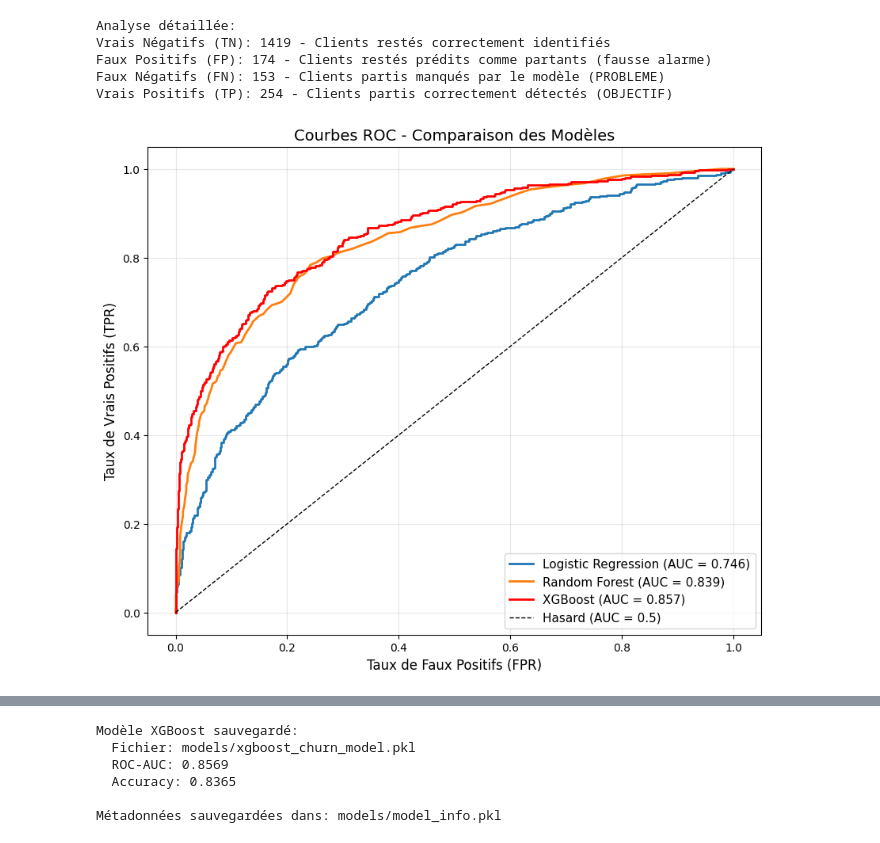
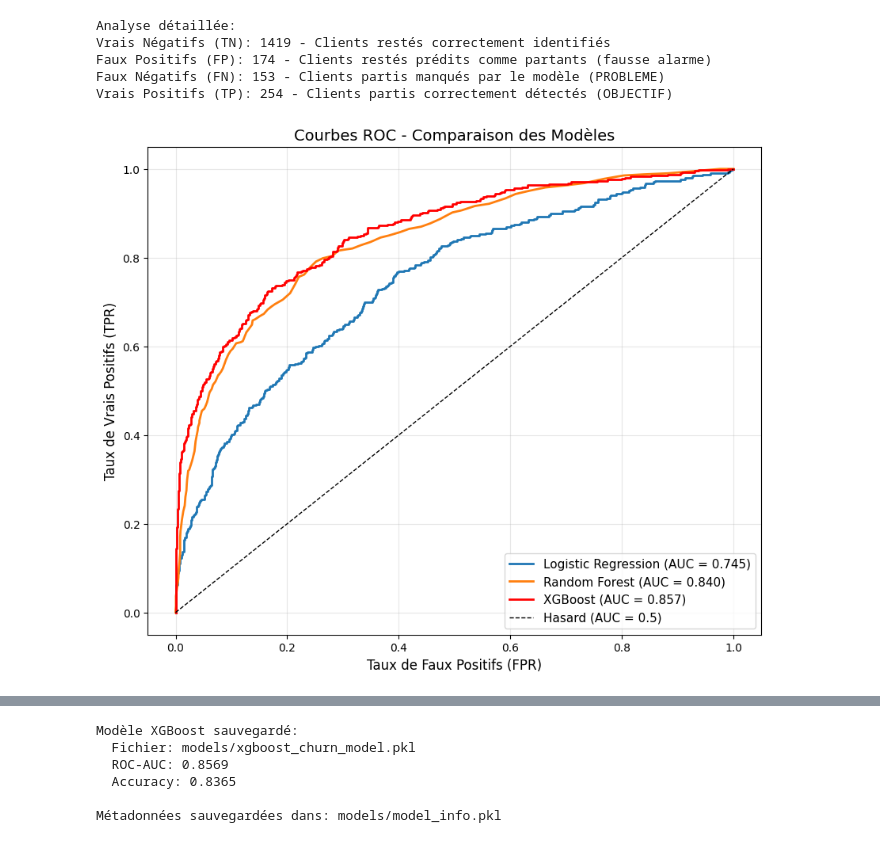
Before and after one commit to Ibrahym00/projet-data-science-fac, a Jupyter notebook: notebooks/02_preprocessing_modeling.ipynb, the cells around one changed output, grey strips where cells are left out. Cells and saved outputs as stored; diff of their text form; code cells hidden in the pictures.

Commit message:
standardisation

```diff
--- a/notebooks/02_preprocessing_modeling.ipynb
+++ b/notebooks/02_preprocessing_modeling.ipynb
@@ -321,16 +340,20 @@ from sklearn.metrics import accuracy_score, classification_report, confusion_mat
+# %%
+scaler = StandardScaler()
+X_train_scaled = scaler.fit_transform(X_train_balanced)
+X_test_scaled = scaler.transform(X_test)
 # %%
 # Modèle 1: Logistic Regression
 print("Entraînement Logistic Regression...")
 
 lr_model = LogisticRegression(random_state=42, max_iter=1000)
-lr_model.fit(X_train_balanced, y_train_balanced)
+lr_model.fit(X_train_scaled, y_train_balanced)
 
 # Prédictions
-y_pred_lr = lr_model.predict(X_test)
+y_pred_lr = lr_model.predict(X_test_scaled)
 
 # Évaluation
 accuracy_lr = accuracy_score(y_test, y_pred_lr)
-roc_auc_lr = roc_auc_score(y_test, lr_model.predict_proba(X_test)[:, 1])
+roc_auc_lr = roc_auc_score(y_test, lr_model.predict_proba(X_test_scaled)[:, 1])
 
 print(f"\nLogistic Regression:")
 print(f"  Accuracy: {accuracy_lr:.4f}")
@@ -363,14 +386,14 @@ rf_model = RandomForestClassifier(
     random_state=42,
     n_jobs=-1            # Utilise tous les CPU
 )
-rf_model.fit(X_train_balanced, y_train_balanced)
+rf_model.fit(X_train_scaled, y_train_balanced)
 
 # Prédictions
-y_pred_rf = rf_model.predict(X_test)
+y_pred_rf = rf_model.predict(X_test_scaled)
 
 # Évaluation
 accuracy_rf = accuracy_score(y_test, y_pred_rf)
-roc_auc_rf = roc_auc_score(y_test, rf_model.predict_proba(X_test)[:, 1])
+roc_auc_rf = roc_auc_score(y_test, rf_model.predict_proba(X_test_scaled)[:, 1])
 
 print(f"\nRandom Forest:")
 print(f"  Accuracy: {accuracy_rf:.4f}")
@@ -405,14 +428,14 @@ xgb_model = XGBClassifier(
     random_state=42,
     eval_metric='logloss'
 )
-xgb_model.fit(X_train_balanced, y_train_balanced)
+xgb_model.fit(X_train_scaled, y_train_balanced)
 
 # Prédictions
-y_pred_xgb = xgb_model.predict(X_test)
+y_pred_xgb = xgb_model.predict(X_test_scaled)
 
 # Évaluation
 accuracy_xgb = accuracy_score(y_test, y_pred_xgb)
-roc_auc_xgb = roc_auc_score(y_test, xgb_model.predict_proba(X_test)[:, 1])
+roc_auc_xgb = roc_auc_score(y_test, xgb_model.predict_proba(X_test_scaled)[:, 1])
 
 print(f"\nXGBoost:")
 print(f"  Accuracy: {accuracy_xgb:.4f}")
@@ -513,26 +536,26 @@ Vrais Positifs (TP): 254 - Clients partis correctement détectés (OBJECTIF)
 # %%
 from sklearn.metrics import roc_curve, auc
 
 # Calculer les courbes ROC pour chaque modèle
-fpr_lr, tpr_lr, _ = roc_curve(y_test, lr_model.predict_proba(X_test)[:, 1])
-fpr_rf, tpr_rf, _ = roc_curve(y_test, rf_model.predict_proba(X_test)[:, 1])
-fpr_xgb, tpr_xgb, _ = roc_curve(y_test, xgb_model.predict_proba(X_test)[:, 1])
+fpr_lr, tpr_lr, _ = roc_curve(y_test, lr_model.predict_proba(X_test_scaled)[:, 1])
+fpr_rf, tpr_rf, _ = roc_curve(y_test, rf_model.predict_proba(X_test_scaled)[:, 1])
+fpr_xgb, tpr_xgb, _ = roc_curve(y_test, xgb_model.predict_proba(X_test_scaled)[:, 1])
 
 # Visualisation
 plt.figure(figsize=(10, 8))
 plt.plot(fpr_lr, tpr_lr, label=f'Logistic Regression (AUC = {roc_auc_lr:.3f})', linewidth=2)
 plt.plot(fpr_rf, tpr_rf, label=f'Random Forest (AUC = {roc_auc_rf:.3f})', linewidth=2)
 plt.plot(fpr_xgb, tpr_xgb, label=f'XGBoost (AUC = {roc_auc_xgb:.3f})', linewidth=2, color='red')
 plt.plot([0, 1], [0, 1], 'k--', label='Hasard (AUC = 0.5)', linewidth=1)
 
 plt.xlabel('Taux de Faux Positifs (FPR)', fontsize=12)
 plt.ylabel('Taux de Vrais Positifs (TPR)', fontsize=12)
 plt.title('Courbes ROC - Comparaison des Modèles', fontsize=14)
 plt.legend(loc='lower right', fontsize=11)
 plt.grid(alpha=0.3)
 plt.show()
 # %% [output]
-[figure, old version]
+[figure, new version]
 # %%
 # Extraire l'importance des features de XGBoost
 feature_importance = pd.DataFrame({
```
Also changed, not shown: parts of 7 cells of this notebook.
